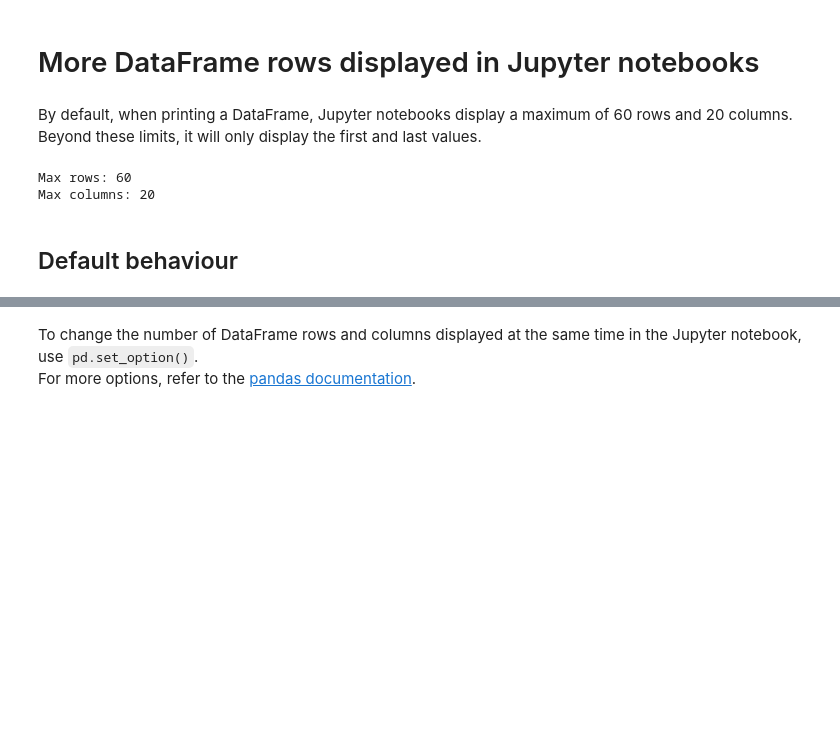
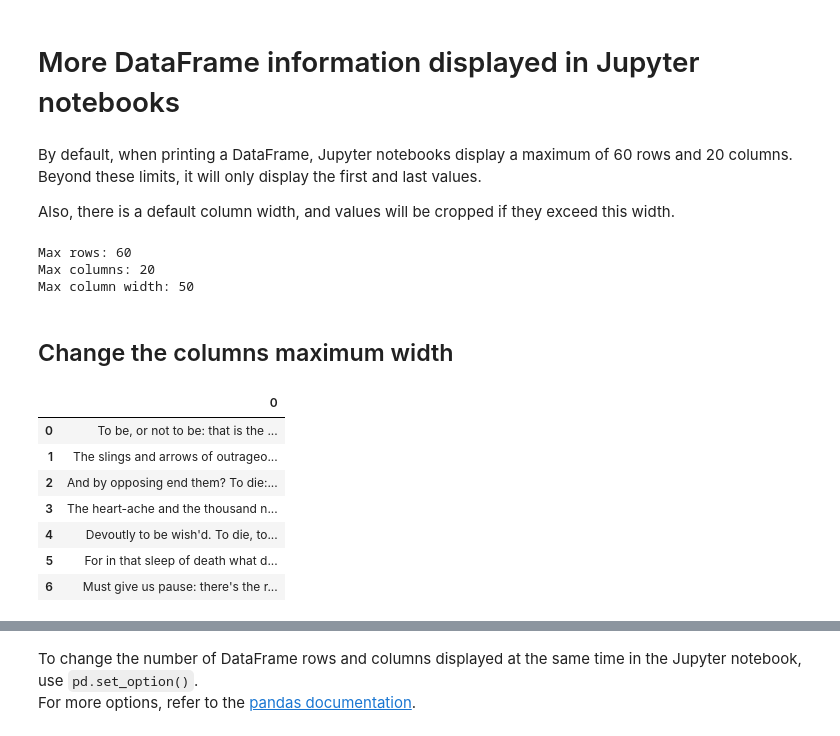
Before and after one commit to lassence/portfolio, a Jupyter notebook: cookbook/pandas_max_display.ipynb, the cells around one changed output, grey strips where cells are left out. Drawn from its saved outputs; the diff is of its cells as text; code cells hidden in the pictures; blank space fills up the shorter version.

```diff
--- a/cookbook/pandas_max_display.ipynb
+++ b/cookbook/pandas_max_display.ipynb
@@ -1,7 +1,9 @@
 # %% [markdown]
-# More DataFrame rows displayed in Jupyter notebooks
+# More DataFrame information displayed in Jupyter notebooks
 # %% [markdown]
 By default, when printing a DataFrame, Jupyter notebooks display a maximum of 60 rows and 20 columns. Beyond these limits, it will only display the first and last values.
+
+Also, there is a default column width, and values will be cropped if they exceed this width.
 # %%
 # Import libraries
 import pandas as pd
@@ -10,8 +12,30 @@ import numpy as np
 # Show current display option
 print("Max rows:", pd.get_option("display.max_rows"))
 print("Max columns:", pd.get_option("display.max_columns"))
+print("Max column width:", pd.get_option("display.max_colwidth"))
 # %% [output]
 Max rows: 60
 Max columns: 20
+Max column width: 50
-# %% [markdown]
-## Default behaviour
+# %% [markdown]
+## Change the columns maximum width
+# %%
+# DataFrame with looong values
+hamlet = [["To be, or not to be: that is the question: Whether 'tis nobler in the mind to suffer"],
+          ["The slings and arrows of outrageous fortune, Or to take arms against a sea of troubles,"],
+          ["And by opposing end them? To die: to sleep; No more; and by a sleep to say we end"],
+          ["The heart-ache and the thousand natural shocks That flesh is heir to, 'tis a consummation"],
+          ["Devoutly to be wish'd. To die, to sleep; To sleep: perchance to dream: ay, there's the rub;"],
+          ["For in that sleep of death what dreams may come When we have shuffled off this mortal coil,"],
+          ["Must give us pause: there's the respect That makes calamity of so long life;"]]
+df = pd.DataFrame(hamlet)
+df
+# %% [output]
+|  | 0 |
+| 0 | To be, or not to be: that is the ... |
+| 1 | The slings and arrows of outrageo... |
+| 2 | And by opposing end them? To die:... |
+| 3 | The heart-ache and the thousand n... |
+| 4 | Devoutly to be wish'd. To die, to... |
+| 5 | For in that sleep of death what d... |
+| 6 | Must give us pause: there's the r... |
```
Also changed, not shown: parts of 7 cells of this notebook, 1 other file.
